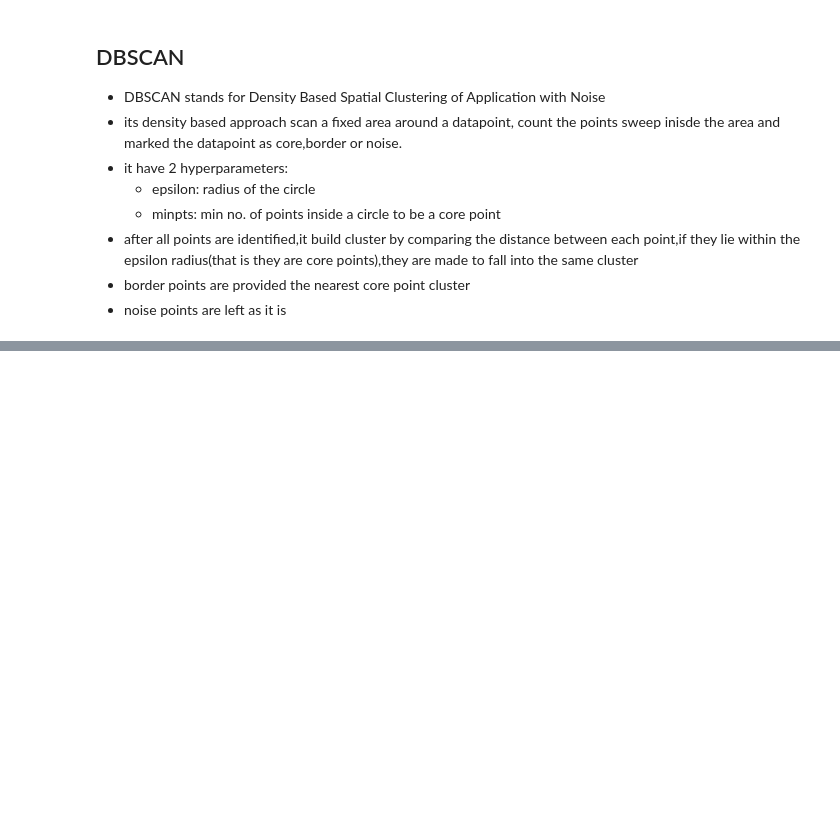
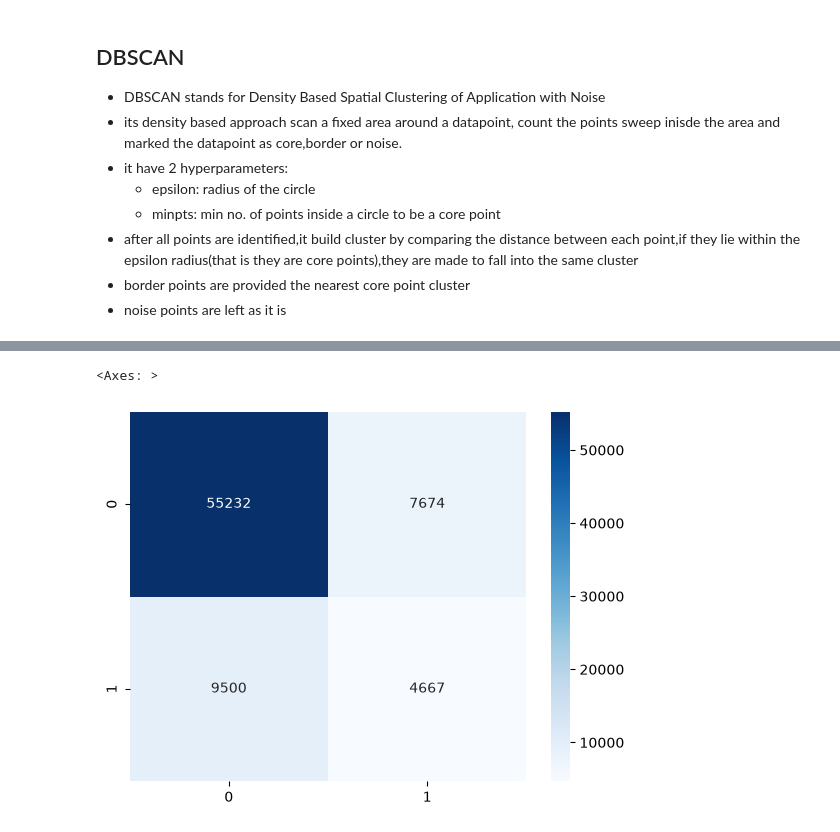
Before and after one commit to altamash-syed/syed-Task3, a Jupyter notebook: loan_predict.ipynb, the cells around one changed output, grey strips where cells are left out. Saved outputs shown, nothing was run; the diff lists cells and outputs as text; code cells hidden in the pictures; blank space fills up the shorter version.

```diff
--- a/loan_predict.ipynb
+++ b/loan_predict.ipynb
@@ -827,0 +927,8 @@ plot.plot(np.cumsum(pca.explained_variance_ratio_))
+# %%
+from sklearn.ensemble import RandomForestClassifier
+from sklearn.metrics import classification_report
+rfc = RandomForestClassifier(n_estimators=171,random_state=42,class_weight='balanced',max_depth=40,min_samples_leaf=2,min_samples_split=5)
+rfc.fit(X_train,y_train)
+y_pred=rfc.predict(X_test)
+
+print(classification_report(y_pred,y_test))
@@ -827,0 +944,7 @@ plot.plot(np.cumsum(pca.explained_variance_ratio_))
+# %%
+from sklearn.metrics import confusion_matrix
+cm=(confusion_matrix(y_test,y_pred))
+sns.heatmap(cm, annot=True, fmt='d', cmap='Blues')
+# %% [output]
+<Axes: >
+[figure, added]
```
Also changed, not shown: parts of 23 cells of this notebook.
